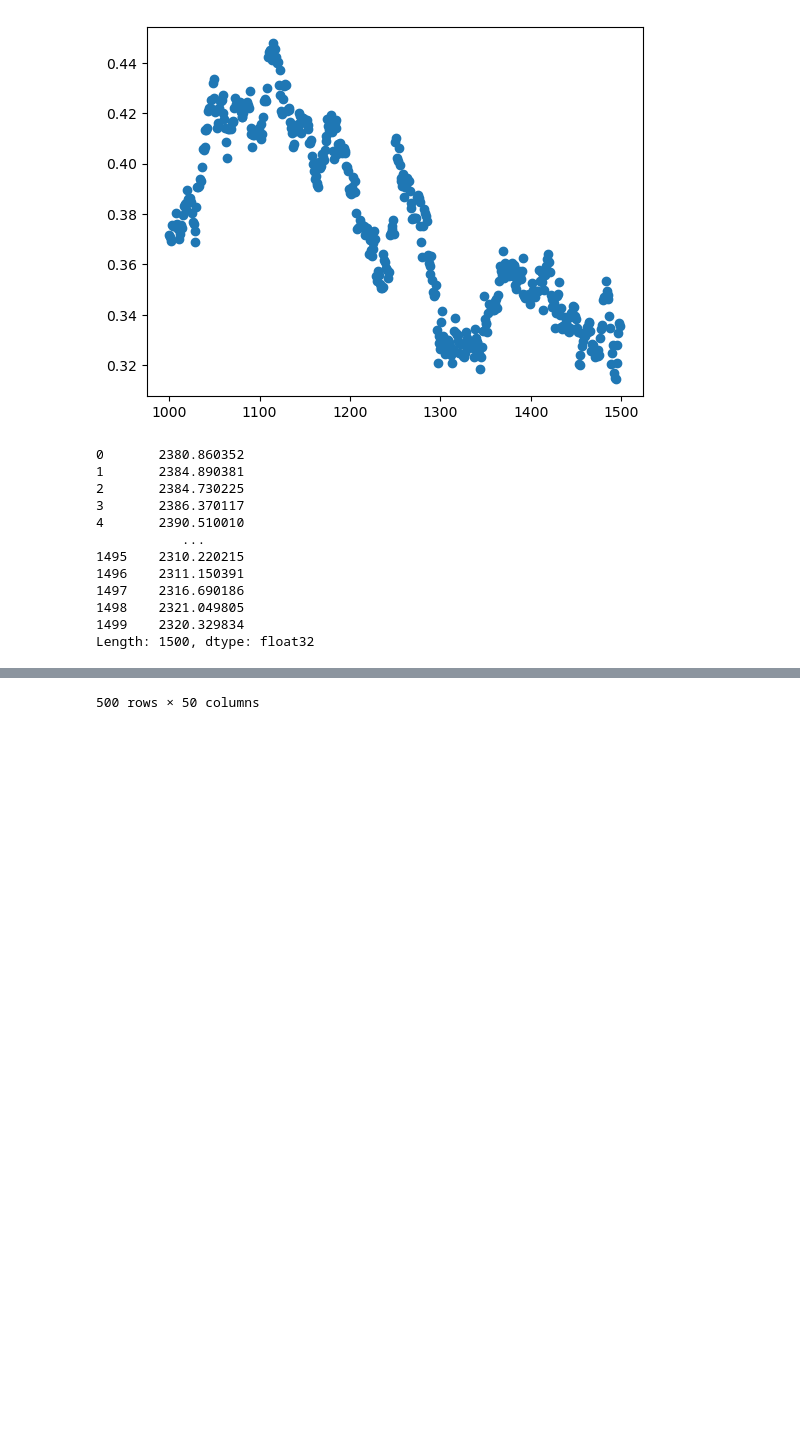
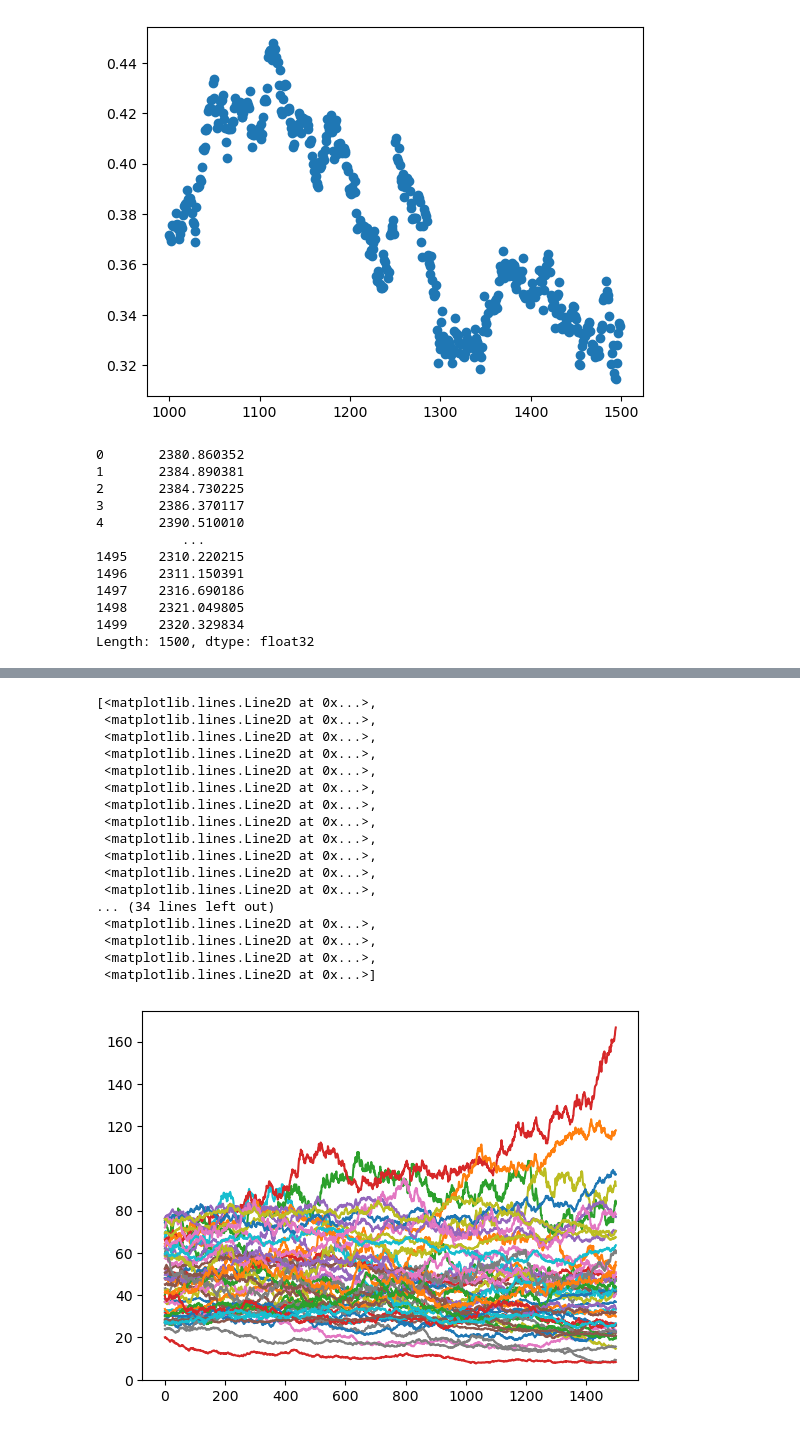
Before and after one commit to Troppydash/algothon2025, a Jupyter notebook: analysis/corr_comb_frenzy.ipynb, the cells around one changed output, grey strips where cells are left out. Saved outputs shown, nothing was run; the diff lists cells and outputs as text; code cells hidden in the pictures; blank space fills up the shorter version.

```diff
--- a/analysis/corr_comb_frenzy.ipynb
+++ b/analysis/corr_comb_frenzy.ipynb
@@ -346,3 +355,3 @@ print(list(result_dual))
 # %%
-data.iloc[1000:] * [-0.6781593858425303, 0.9430517834260694, -0.7896076775679903, -0.7643941791524425, -0.05710959756187739, 0.22835386509613498, 0.7026905237523606, -0.8415855509171957, -0.7464352670585912, -0.7397549537082928, -0.942004075722255, -0.8312381477335697, -0.6981818290605992, -0.18487485033802376, -0.9355651861562664, -0.3956503471208217, 0.45789037578114034, -0.36591679788957165, 0.0584892449523613, 0.7689030404364248, 0.5149409837720573, 0.06086832475390924, 0.3869632365814697, 0.8360260847149923, 0.717194121181921, 0.7333792078223245, -0.456551105487764, -0.5444673297040197, 0.9496779902644898, 0.8351932843171905, -0.462683769279141, 0.19227795356134703, 0.45085048810897366, -0.7465312503178101, -0.5574164215677673, 0.722661498233419, 0.4967816433257197, -0.028990576168116178, 0.9708940024234392, -0.008370505037676779, -0.6503025922627179, -0.04178900576233646, 0.6626999364369706, 0.5598532367923497, 0.5465632049190567, -0.33176725462544754, 0.13596553083725027, 0.05697456363202802, -0.7776056801298448, -0.10924744250098417]
+plt.plot(data)
 # %% [output]
@@ -361 +358,18 @@ data.iloc[1000:] * [-0.6781593858425303, 0.9430517834260694, -0.7896076775679903
-500 rows × 50 columns
+[<matplotlib.lines.Line2D at 0x...>,
+ <matplotlib.lines.Line2D at 0x...>,
+ <matplotlib.lines.Line2D at 0x...>,
+ <matplotlib.lines.Line2D at 0x...>,
+ <matplotlib.lines.Line2D at 0x...>,
+ <matplotlib.lines.Line2D at 0x...>,
+ <matplotlib.lines.Line2D at 0x...>,
+ <matplotlib.lines.Line2D at 0x...>,
+ <matplotlib.lines.Line2D at 0x...>,
+ <matplotlib.lines.Line2D at 0x...>,
+ <matplotlib.lines.Line2D at 0x...>,
+ <matplotlib.lines.Line2D at 0x...>,
+... (34 lines left out)
+ <matplotlib.lines.Line2D at 0x...>,
+ <matplotlib.lines.Line2D at 0x...>,
+ <matplotlib.lines.Line2D at 0x...>,
+ <matplotlib.lines.Line2D at 0x...>]
+[figure, added]
```
Also changed, not shown: parts of 19 cells of this notebook, 2 other files.
